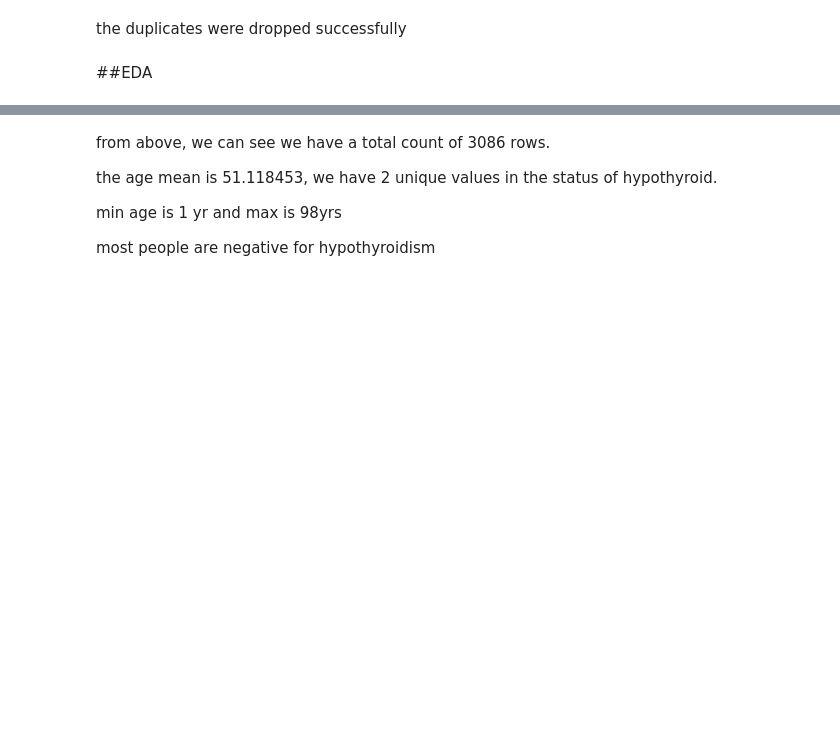
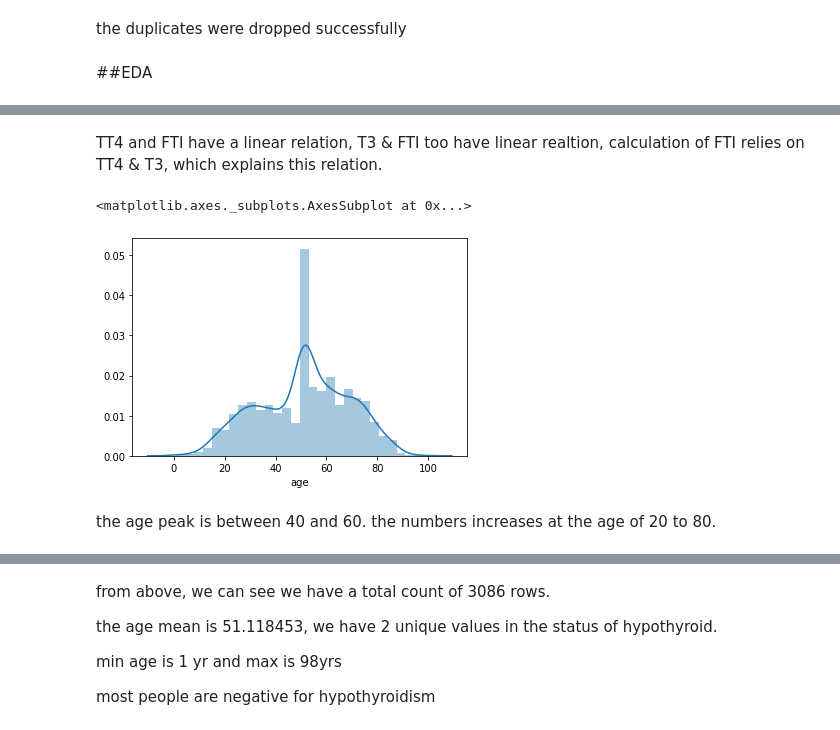
Before and after one commit to jane95924/WEEK_8_IP, a Jupyter notebook: Untitled.ipynb, the cells around one changed output, grey strips where cells are left out. Drawn from its saved outputs; the diff is of its cells as text; code cells hidden in the pictures; blank space fills up the shorter version.

```diff
--- a/Untitled.ipynb
+++ b/Untitled.ipynb
@@ -327,3 +364,13 @@ the duplicates were dropped successfully
+# %% [markdown]
+TT4 and FTI  have a linear relation, T3 & FTI too have linear realtion, calculation of FTI relies on TT4 & T3, which explains this relation.
+# %%
+# looking at distribution of age
+sns.distplot(hypo.age)
+# %% [output]
+<matplotlib.axes._subplots.AxesSubplot at 0x...>
+[figure, added]
+# %% [markdown]
+the age peak is between 40 and 60. the numbers increases at the age of 20 to 80.
 # %%
 #we use describe to check the dispersions of the columns
 hypo.describe(include = 'all')
```
Also changed, not shown: parts of 41 cells of this notebook.
